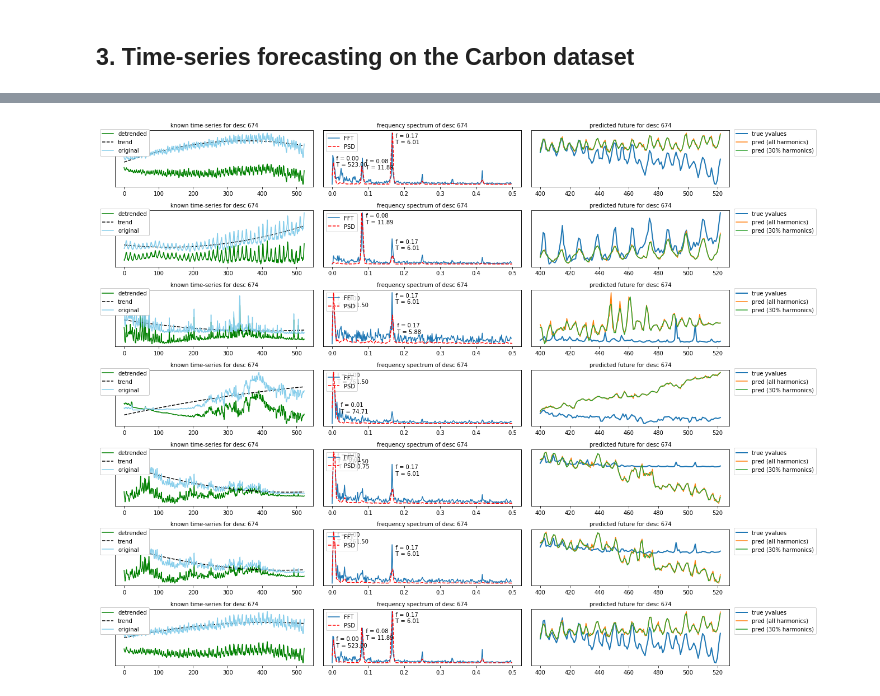
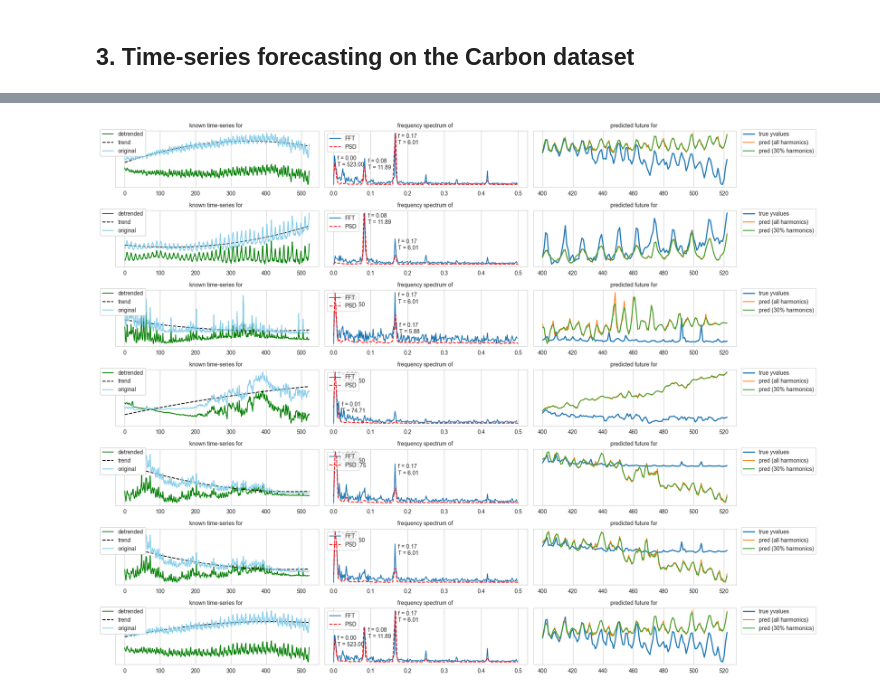
Before and after one commit to RacingInspiration/Zeitreihen, a Jupyter notebook: 9/Time_Series_forecasting_with_FourierAnalysis.ipynb, the cells around one changed output, grey strips where cells are left out. Saved outputs shown, nothing was run; the diff lists cells and outputs as text; code cells hidden in the pictures.

```diff
--- a/9/Time_Series_forecasting_with_FourierAnalysis.ipynb
+++ b/9/Time_Series_forecasting_with_FourierAnalysis.ipynb
@@ -257,32 +273,33 @@ fraction_signal = 0.6
 max_peak = 0.4
 ycol = 'Value'
 axtitle = 'desc {}'
 fig, axarr = plt.subplots(figsize=(18,2*nrows), ncols=3, nrows=nrows)
 for row_no, desc in enumerate(source_types):
     df_ = df_carbon[df_carbon['Description'] == desc]
     yvalues_full = df_[ycol].values
     xvalues_full = np.arange(len(yvalues_full))
     yvalues_known = yvalues_full[:N]
     xvalues_known = np.arange(len(yvalues_known))
     yvalues_future = yvalues_full[N:]
     xvalues_future = np.arange(N, len(xvalues_full))
     N_extrapolation = len(yvalues_future)
     yvalues_detrended = plot_yvalues(axarr[row_no, 0], xvalues_full, yvalues_full, plot_original=True, polydeg=2)
     fft_x_, fft_y_ = plot_fft_psd(axarr[row_no, 1], yvalues_detrended, plot_psd=True, max_peak=max_peak)
     yvalues_predicted1 = reconstruct_from_fft(yvalues_known, extrapolate_with=N_extrapolation, fraction_signal=fraction_signal)
     yvalues_predicted2 = reconstruct_from_fft(yvalues_known, extrapolate_with=N_extrapolation, fraction_signal=fraction_signal, frac_harmonics=frac_harmonics)
     axarr[row_no,2].plot(xvalues_future, yvalues_future, label='true yvalues', linewidth=2)
     axarr[row_no,2].plot(xvalues_future, yvalues_predicted1, label='pred (all harmonics)')
     axarr[row_no,2].plot(xvalues_future, yvalues_predicted2, label='pred (30% harmonics)')
-    title = axtitle.format(store)
+    title = ''
+    #axtitle.format(store)
     axarr[row_no,0].set_title('known time-series for {}'.format(title),fontsize=10)
     axarr[row_no,1].set_title('frequency spectrum of {}'.format(title),fontsize=10)
     axarr[row_no,2].set_title('predicted future for {}'.format(title),fontsize=10)
     axarr[row_no,2].set_yticks([])
     axarr[row_no,2].legend(loc='upper left', bbox_to_anchor=(1.01, 1.078))
 plt.tight_layout()
 plt.savefig(f'./carbon_emission_prediction_.png')
 plt.show()
 plt.close()
 # %% [output]
-[figure, old version]
+[figure, new version]
```
Also changed, not shown: parts of 3 cells of this notebook, 14 other files.
